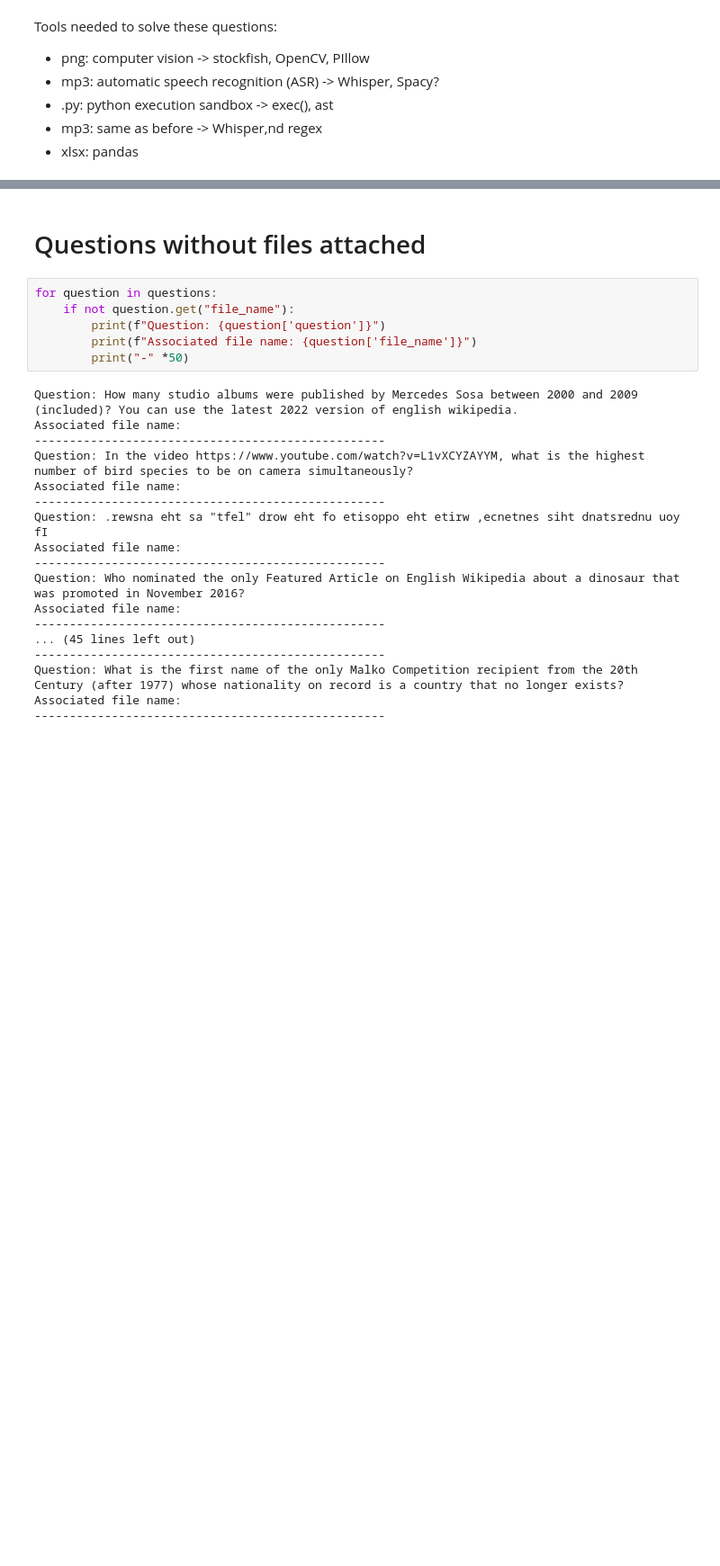
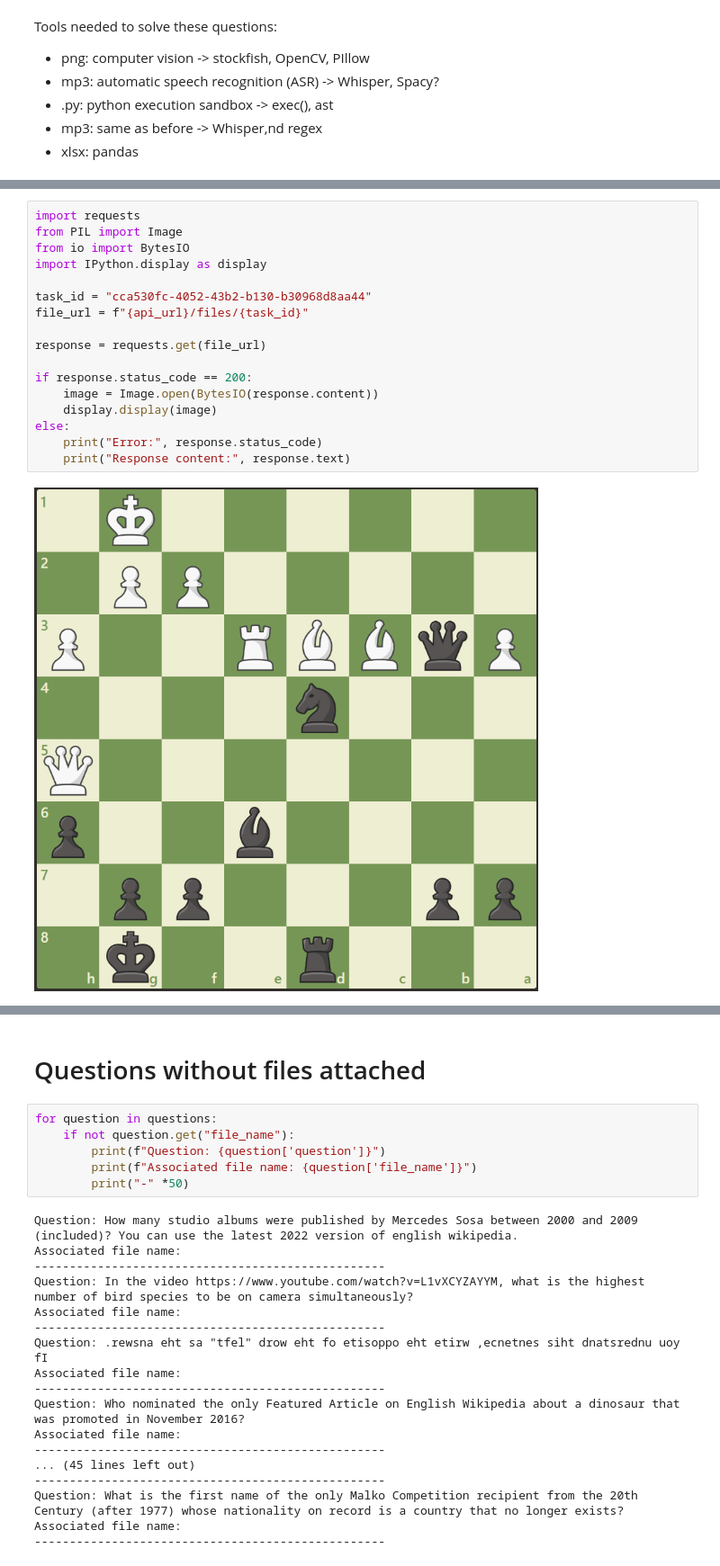
Before and after one commit to amaldu/multi-step-agent, a Jupyter notebook: notebooks/fetch_questions.ipynb, the cells around one changed output, grey strips where cells are left out. Shown at 90% size. Saved outputs shown, nothing was run; the diff lists cells and outputs as text; blank space fills up the shorter version.

```diff
--- a/notebooks/fetch_questions.ipynb
+++ b/notebooks/fetch_questions.ipynb
@@ -127,0 +133,19 @@ Tools needed to solve these questions:
+# %%
+import requests
+from PIL import Image
+from io import BytesIO
+import IPython.display as display
+
+task_id = "cca530fc-4052-43b2-b130-b30968d8aa44"
+file_url = f"{api_url}/files/{task_id}"
+
+response = requests.get(file_url)
+
+if response.status_code == 200:
+    image = Image.open(BytesIO(response.content))
+    display.display(image)
+else:
+    print("Error:", response.status_code)
+    print("Response content:", response.text)
+# %% [output]
+[figure, added]
```
Also changed, not shown: parts of 4 cells of this notebook.
